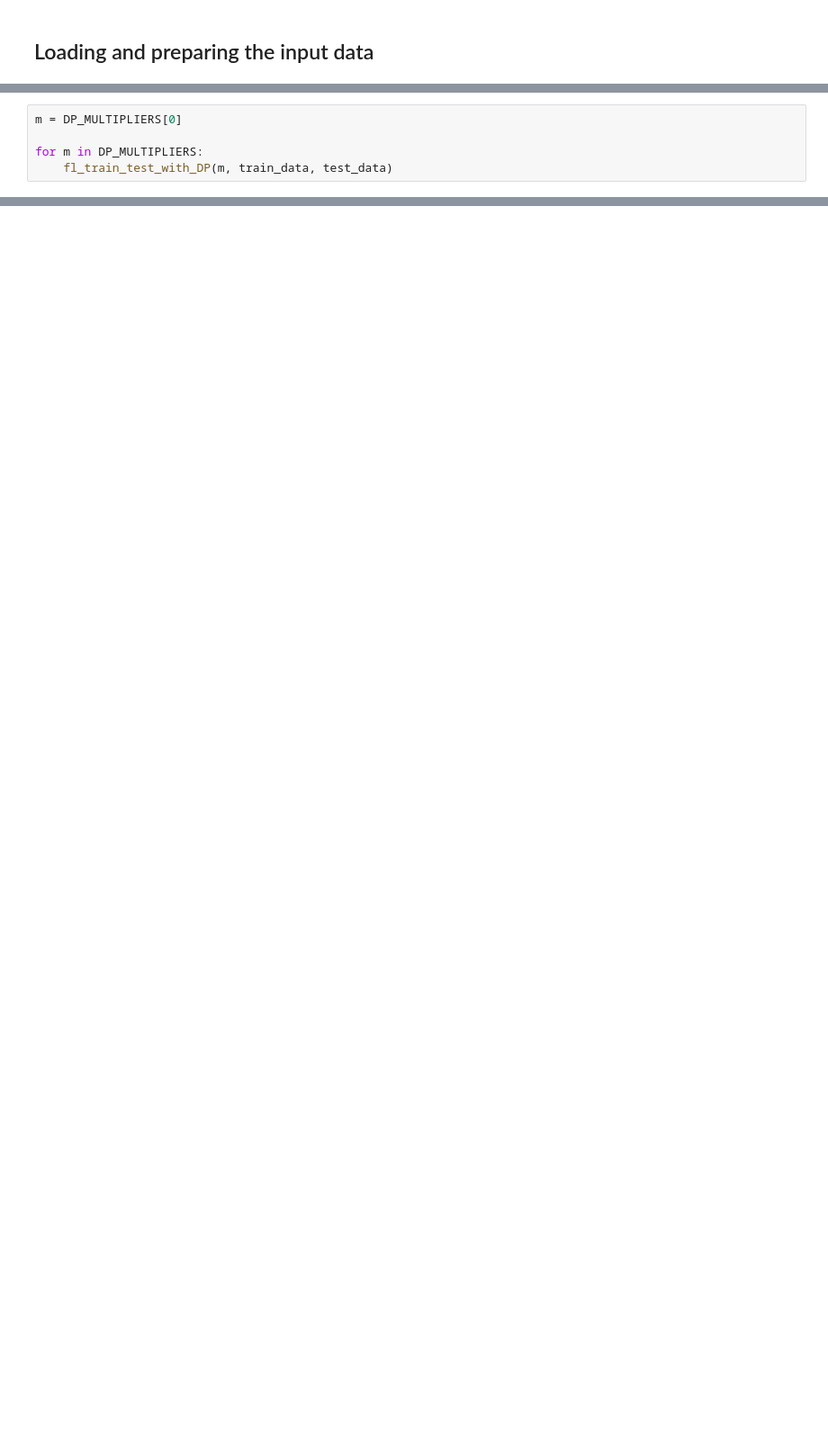
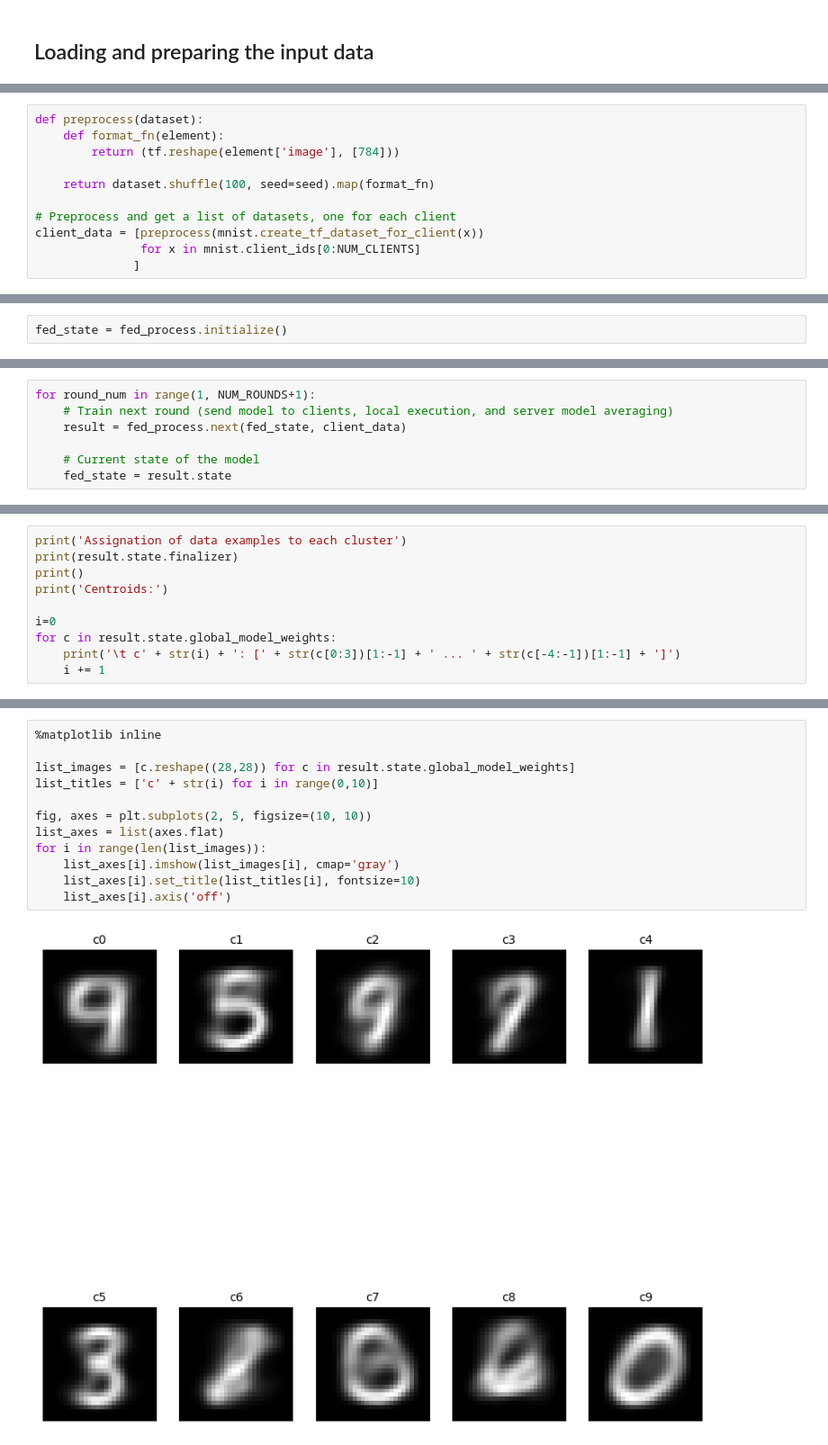
Before and after one commit to ari-dasci/S-TutorialFL, a Jupyter notebook: UC5_TFF.ipynb, the cells around one changed output, grey strips where cells are left out. Shown at 90% size. Cells and saved outputs as stored; diff of their text form; blank space fills up the shorter version.

```diff
--- a/UC5_TFF.ipynb
+++ b/UC5_TFF.ipynb
@@ -152 +73,12 @@ def model_fn():
+# %%
+def preprocess(dataset):
+    def format_fn(element):
+        return (tf.reshape(element['image'], [784]))
+
+    return dataset.shuffle(100, seed=seed).map(format_fn)
+
+# Preprocess and get a list of datasets, one for each client
+client_data = [preprocess(mnist.create_tf_dataset_for_client(x))
+               for x in mnist.client_ids[0:NUM_CLIENTS]
+              ]
 # %% [markdown]
@@ -206,0 +97,2 @@ Try with different multipliers for the DP process, and compare the results
+# %%
+fed_state = fed_process.initialize()
@@ -207,6 +104,8 @@ Try with different multipliers for the DP process, and compare the results
 # %%
-m = DP_MULTIPLIERS[0]
+for round_num in range(1, NUM_ROUNDS+1):
+    # Train next round (send model to clients, local execution, and server model averaging)
+    result = fed_process.next(fed_state, client_data)
 
-for m in DP_MULTIPLIERS:
-    fl_train_test_with_DP(m, train_data, test_data)
+    # Current state of the model
+    fed_state = result.state
 # %% [output]
@@ -236,0 +132,10 @@ Training and testing in 30.53 seconds
+# %%
+print('Assignation of data examples to each cluster')
+print(result.state.finalizer)
+print()
+print('Centroids:')
+
+i=0
+for c in result.state.global_model_weights:
+    print('\t c' + str(i) + ': [' + str(c[0:3])[1:-1] + ' ... ' + str(c[-4:-1])[1:-1] + ']')
+    i += 1
@@ -236,0 +159,14 @@ Training and testing in 30.53 seconds
+# %%
+%matplotlib inline
+
+list_images = [c.reshape((28,28)) for c in result.state.global_model_weights]
+list_titles = ['c' + str(i) for i in range(0,10)]
+
+fig, axes = plt.subplots(2, 5, figsize=(10, 10))
+list_axes = list(axes.flat)
+for i in range(len(list_images)):
+    list_axes[i].imshow(list_images[i], cmap='gray')
+    list_axes[i].set_title(list_titles[i], fontsize=10)
+    list_axes[i].axis('off')
+# %% [output]
+[figure, added]
```
Also changed, not shown: parts of 27 cells of this notebook, 2 other files.
